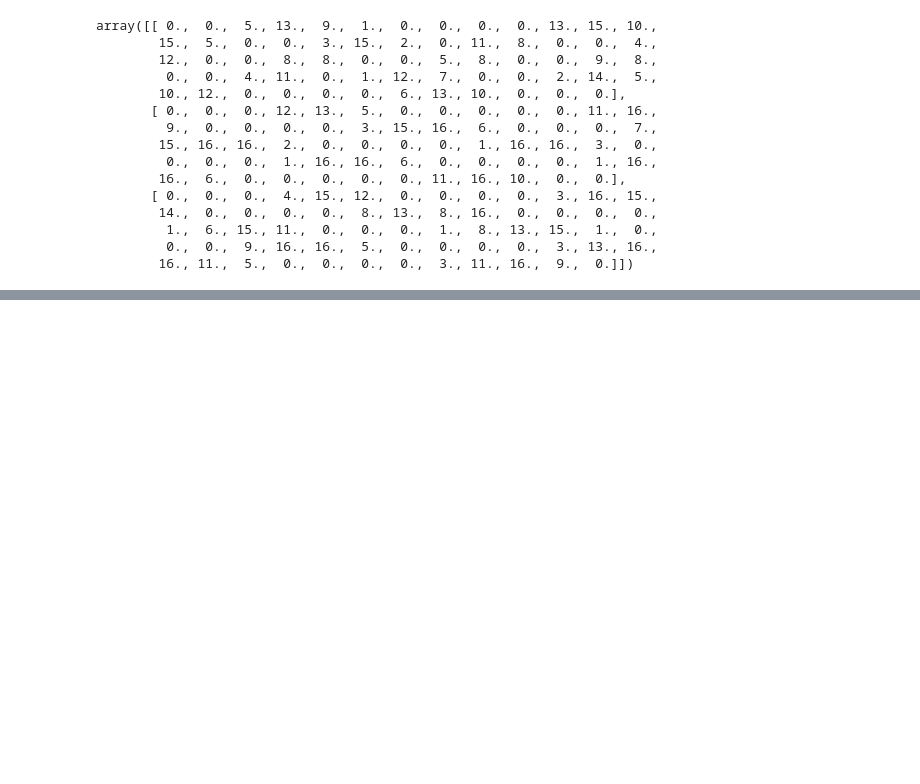
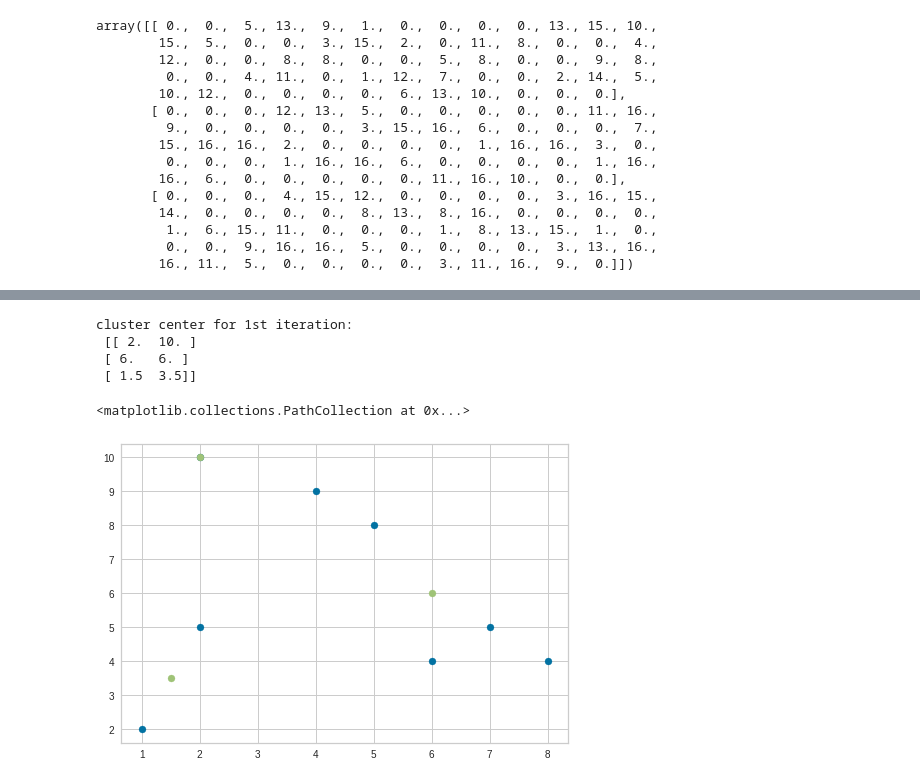
Before and after one commit to coder178/ML_Sem6, a Jupyter notebook: ML_Lab9.ipynb, the cells around one changed output, grey strips where cells are left out. Drawn from its saved outputs; the diff is of its cells as text; code cells hidden in the pictures; blank space fills up the shorter version.

```diff
--- a/ML_Lab9.ipynb
+++ b/ML_Lab9.ipynb
@@ -116,0 +181,21 @@ NameError: ignored
+# %%
+import matplotlib.pyplot as plt
+import numpy as np
+from sklearn.cluster import KMeans
+
+X = np.array([[2,10],[2,5],[8,4],[5,8],[7,5],[6,4],[1,2],[4,9]])
+centroid = np.array([[2,10],[5,8],[1,2]])
+
+kmeans = KMeans(n_clusters=3, init=centroid, max_iter=1).fit(X)
+print("cluster center for 1st iteration:\n", kmeans.cluster_centers_)
+
+c1 = kmeans.cluster_centers_
+plt.scatter(X[:,0], X[:,1])
+plt.scatter(c1[:,0], c1[:,1])
+# %% [output]
+cluster center for 1st iteration:
+ [[ 2.  10. ]
+ [ 6.   6. ]
+ [ 1.5  3.5]]
+<matplotlib.collections.PathCollection at 0x...>
+[figure, added]
```
Also changed, not shown: parts of 11 cells of this notebook.
